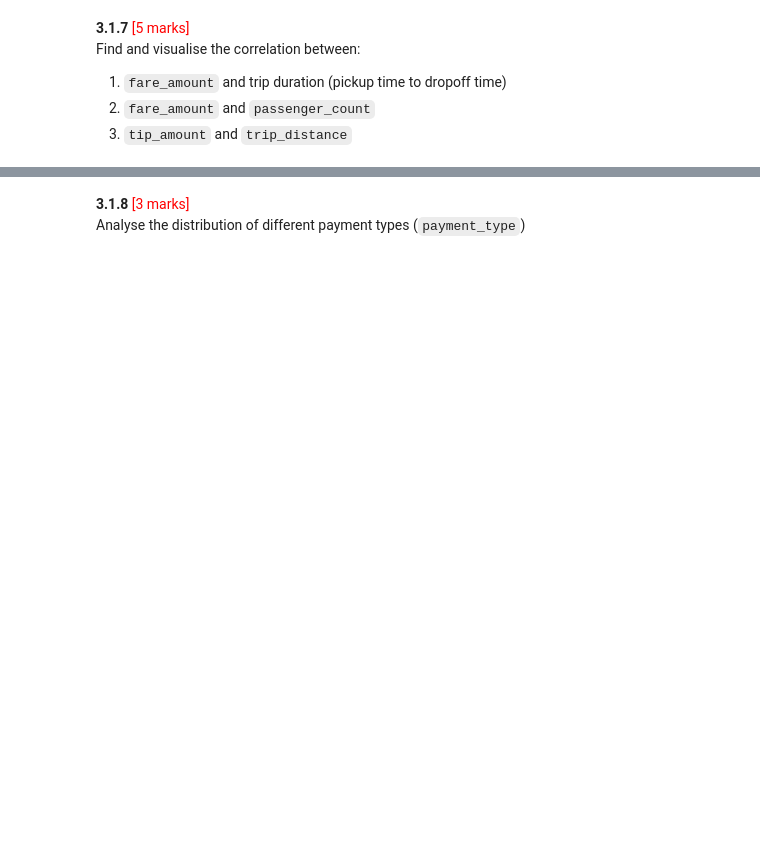
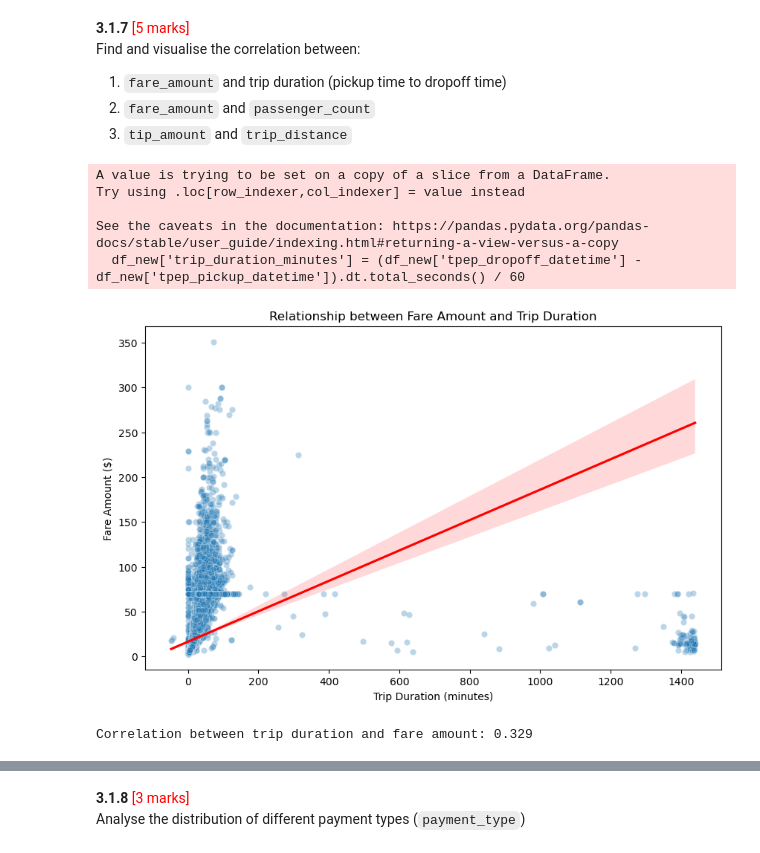
Before and after one commit to Avira5/NYC_TAXI_2, a Jupyter notebook: EDA_Assg_NYC_Taxi_Starter.ipynb, the cells around one changed output, grey strips where cells are left out. Drawn from its saved outputs; the diff is of its cells as text; code cells hidden in the pictures; blank space fills up the shorter version.

```diff
--- a/EDA_Assg_NYC_Taxi_Starter.ipynb
+++ b/EDA_Assg_NYC_Taxi_Starter.ipynb
@@ -434,0 +828,26 @@ Find and visualise the correlation between:
+# %%
+# Show relationship between fare and trip duration
+
+
+df_new['trip_duration_minutes'] = (df_new['tpep_dropoff_datetime'] - df_new['tpep_pickup_datetime']).dt.total_seconds() / 60
+
+
+plt.figure(figsize=(10,6))
+sns.scatterplot(x='trip_duration_minutes', y='fare_amount', data=df_new, alpha=0.3)
+sns.regplot(x='trip_duration_minutes', y='fare_amount', data=df_new, scatter=False, color='red')
+plt.title('Relationship between Fare Amount and Trip Duration')
+plt.xlabel('Trip Duration (minutes)')
+plt.ylabel('Fare Amount ($)')
+plt.show()
+
+
+corr_duration_fare = df_new[['trip_duration_minutes', 'fare_amount']].corr().loc['trip_duration_minutes', 'fare_amount']
+print(f'Correlation between trip duration and fare amount: {corr_duration_fare:.3f}')
+# %% [output]
+A value is trying to be set on a copy of a slice from a DataFrame.
+Try using .loc[row_indexer,col_indexer] = value instead
+
+See the caveats in the documentation: https://pandas.pydata.org/pandas-docs/stable/user_guide/indexing.html#returning-a-view-versus-a-copy
+  df_new['trip_duration_minutes'] = (df_new['tpep_dropoff_datetime'] - df_new['tpep_pickup_datetime']).dt.total_seconds() / 60
+[figure, added]
+Correlation between trip duration and fare amount: 0.329
```
Also changed, not shown: parts of 87 cells of this notebook.
